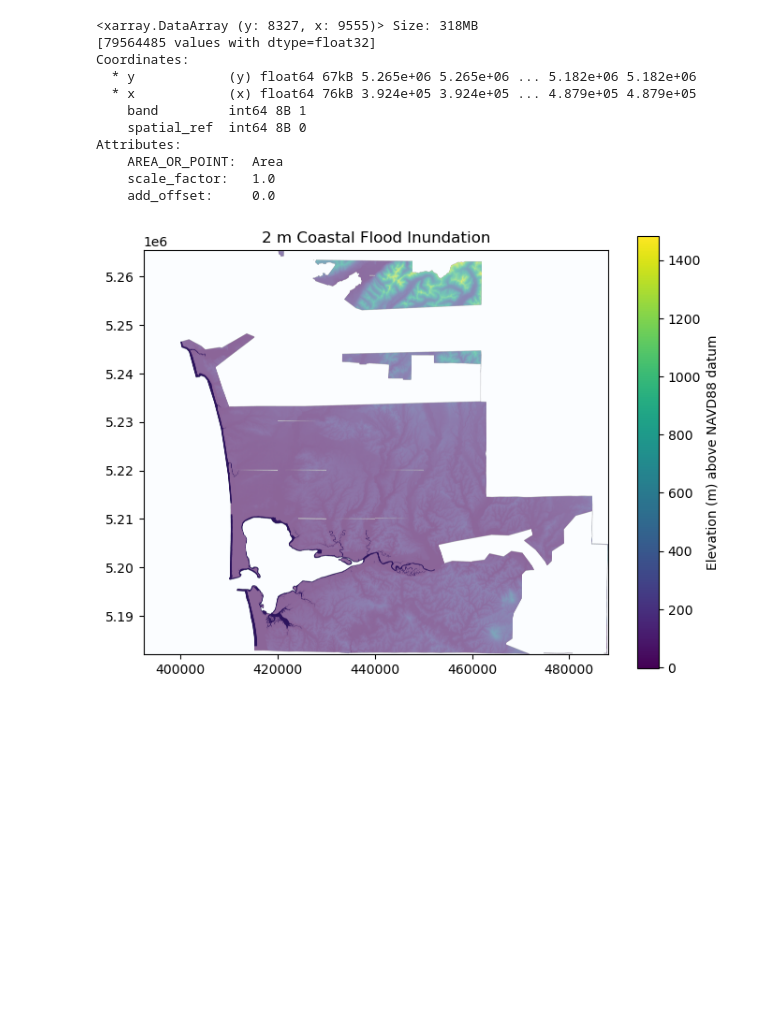
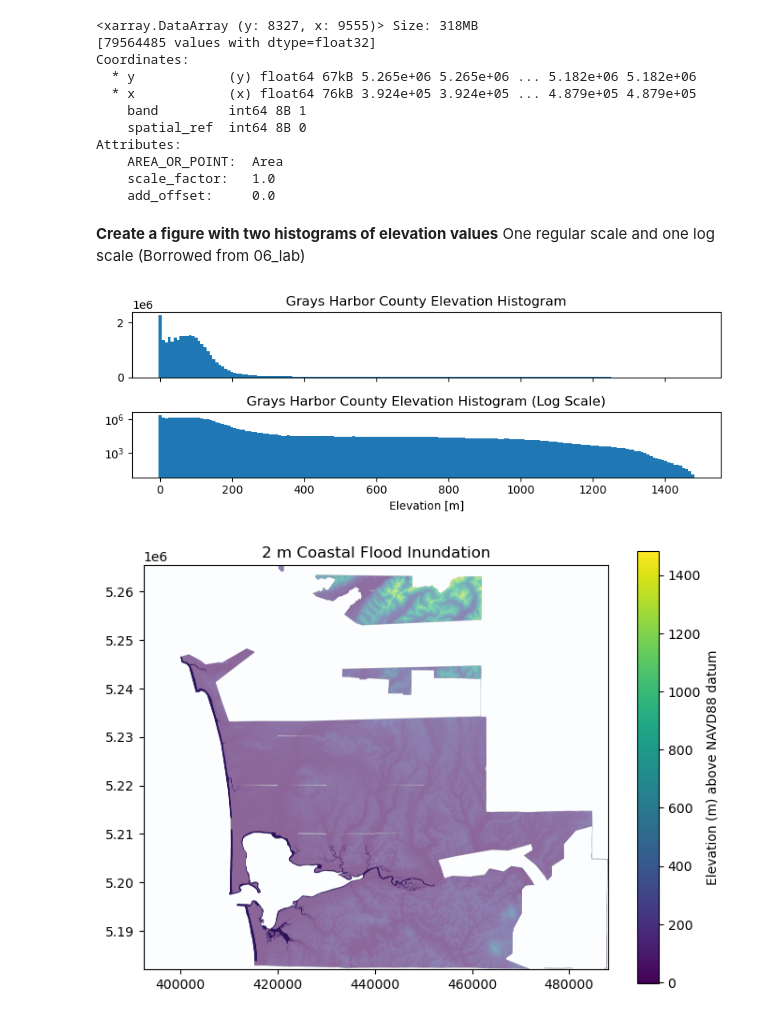
Before and after one commit to UW-GDA/Buena-onda-rural-coastal-hazard-tool-kit-, a Jupyter notebook: flooding_sub/notebooks_for_flooding/03_visualize_flood_risk.ipynb, the cells around one changed output. Cells and saved outputs as stored; diff of their text form; code cells hidden in the pictures; blank space fills up the shorter version.

```diff
--- a/flooding_sub/notebooks_for_flooding/03_visualize_flood_risk.ipynb
+++ b/flooding_sub/notebooks_for_flooding/03_visualize_flood_risk.ipynb
@@ -24,6 +24,24 @@ Attributes:
     AREA_OR_POINT:  Area
     scale_factor:   1.0
     add_offset:     0.0
+# %% [markdown]
+**Create a figure with two histograms of elevation values**
+One regular scale and one log scale (Borrowed from 06_lab)
+# %%
+f,axs = plt.subplots(2,1, figsize=(8,3), sharex=True)
+
+
+axs[0].hist(gh_dem_da.values.ravel(),bins=180)
+axs[0].set_title('Grays Harbor County Elevation Histogram')
+
+
+axs[1].hist(gh_dem_da.values.ravel(), bins=180, log=True)
+axs[1].set_xlabel('Elevation [m]')
+
+axs[1].set_title('Grays Harbor County Elevation Histogram (Log Scale)')
+plt.tight_layout();
+# %% [output]
+[figure, added]
 # %%
 water_level = 2.0  # meters above NAVD88
 flood_mask = arr < water_level
```
Also changed, not shown: 4 other files.
